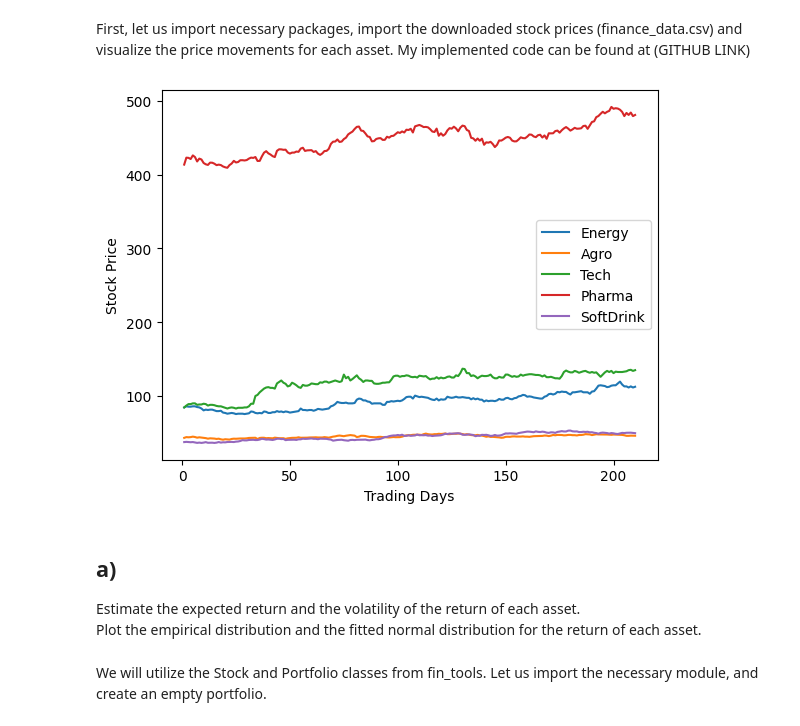
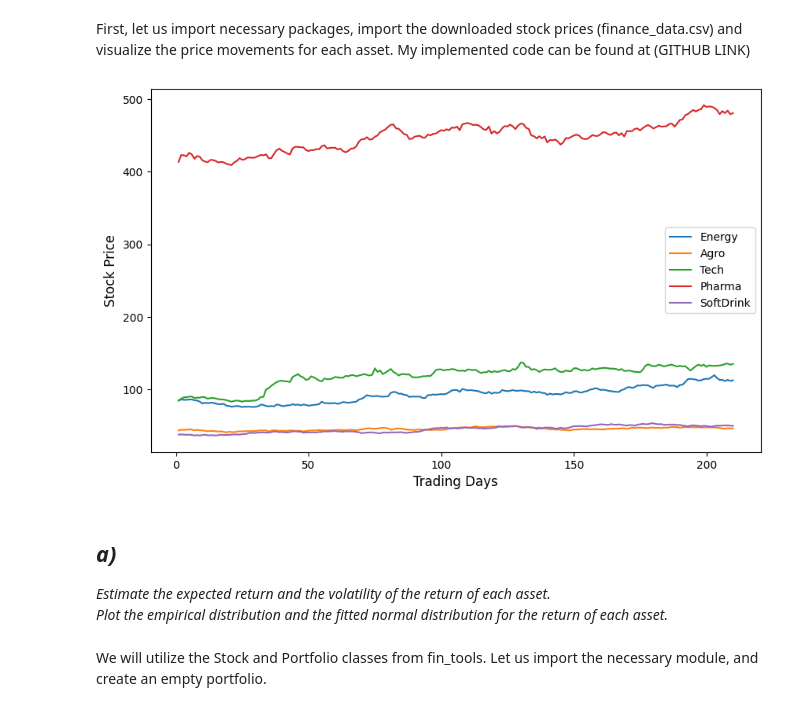
Before and after one commit to nordensten/fin_tools, a Jupyter notebook: portfolio_analysis.ipynb, the cells around one changed output. Cells and saved outputs as stored; diff of their text form; code cells hidden in the pictures.

Commit message:
fixed small errors, added plotting functions, better clarity

```diff
--- a/portfolio_analysis.ipynb
+++ b/portfolio_analysis.ipynb
@@ -5,34 +16,40 @@ First, let us import necessary packages, import the downloaded stock prices (fin
 # %%
 import numpy as np
 import matplotlib.pyplot as plt
 import pandas as pd
+
+plt.rcParams['figure.figsize'] = (10, 6)
+plt.rcParams['axes.titlesize'] = 14
+plt.rcParams['axes.labelsize'] = 12
+plt.rcParams['legend.fontsize'] = 10
+
 
 data = pd.read_csv('finance_data.csv', sep=';', decimal=',')
 
 
 stock_names = data.columns[1:]
 
 trading_days = data.values[:,0]
 
 stock_prices = data.values[:,1:]
 
 # plot settings
 
 
 
 plt.xlabel('Trading Days')
 plt.ylabel('Stock Price')
 plt.plot(trading_days, stock_prices, label=stock_names)
 
 plt.legend()
 plt.show()
 # %% [output]
-[figure, old version]
+[figure, new version]
 # %% [markdown]
 
-## a) ##
-Estimate the expected return and the volatility of the return of each asset.
-Plot the empirical distribution and the fitted normal distribution for the return of each asset.
+## *a)* ##
+*Estimate the expected return and the volatility of the return of each asset.*
+*Plot the empirical distribution and the fitted normal distribution for the return of each asset.*
 # %% [markdown]
 We will utilize the Stock and Portfolio classes from fin_tools. Let us import the necessary module, and create an empty portfolio.
 # %%
```
Also changed, not shown: parts of 16 cells of this notebook, 4 other files.
